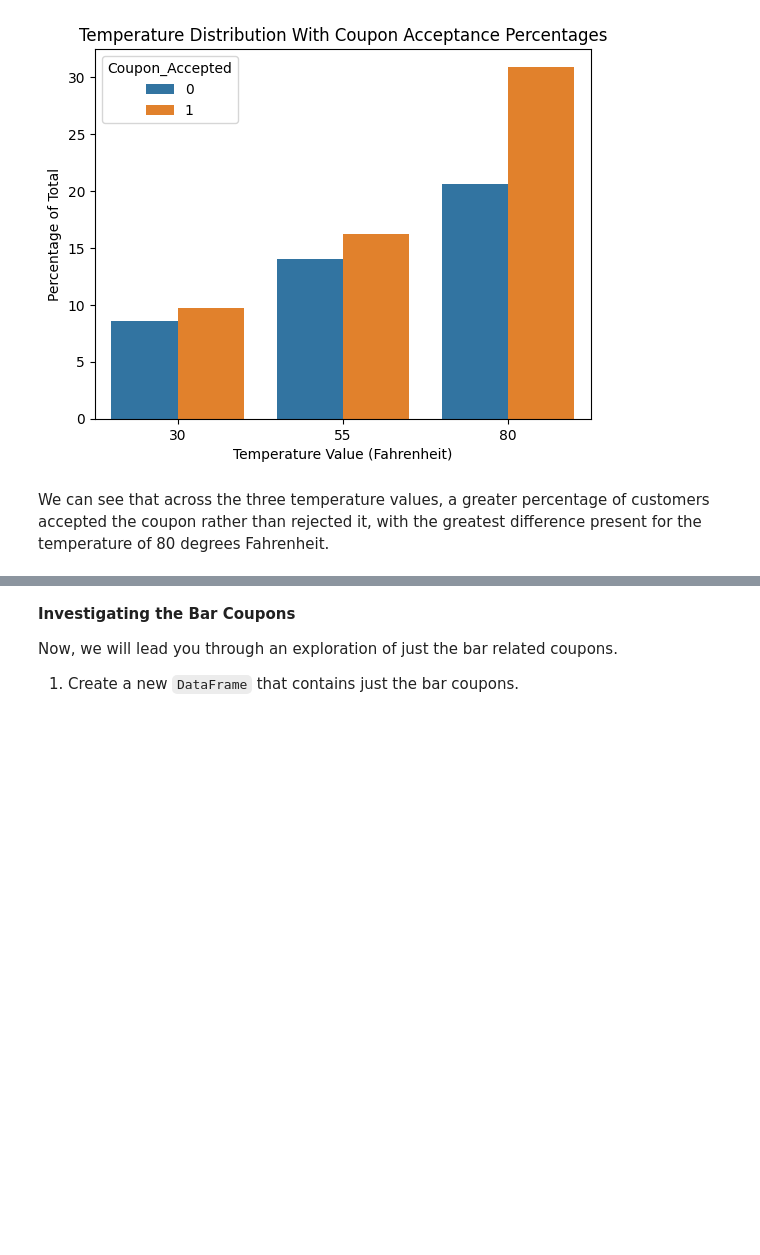
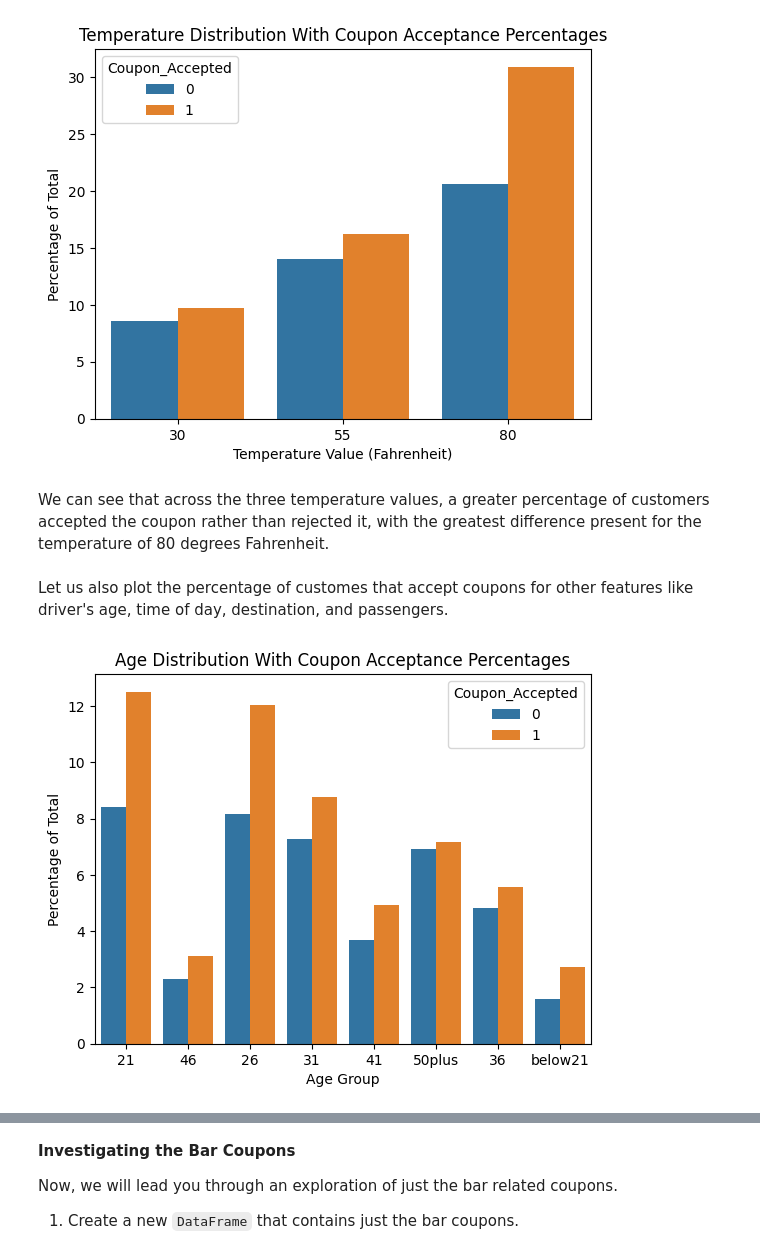
Before and after one commit to annaniu02/MLAI-Assignment-5.1, a Jupyter notebook: prompt.ipynb, the cells around one changed output, grey strips where cells are left out. Cells and saved outputs as stored; diff of their text form; code cells hidden in the pictures; blank space fills up the shorter version.

Commit message:
Complete draft README and add additional general graphs

```diff
--- a/prompt.ipynb
+++ b/prompt.ipynb
@@ -229,6 +229,7 @@ data = data.rename(columns={
     "Carryaway": "Carry_Away",
     "Restaurantlessthan20": "Restaurant_LessThan20",
     "Restaurant20to50": "Restaurant_20to50",
+    "Tocoupon_Geq5Min": "ToCoupon_GEQ5min"
     "Tocoupon_Geq15Min": "ToCoupon_GEQ15min",
     "Tocoupon_Geq25Min": "ToCoupon_GEQ25min"
 })
@@ -327,3 +328,13 @@ plt.show()
 [figure]
 # %% [markdown]
 We can see that across the three temperature values, a greater percentage of customers accepted the coupon rather than rejected it, with the greatest difference present for the temperature of 80 degrees Fahrenheit.
+# %% [markdown]
+Let us also plot the percentage of customes that accept coupons for other features like driver's age, time of day, destination, and passengers.
+# %%
+sns.countplot(data = data, x = "Age", hue = "Coupon_Accepted", stat = "percent")
+plt.title("Age Distribution With Coupon Acceptance Percentages")
+plt.xlabel("Age Group")
+plt.ylabel("Percentage of Total")
+plt.show()
+# %% [output]
+[figure, added]
```
Also changed, not shown: parts of 4 cells of this notebook, 1 other file.
